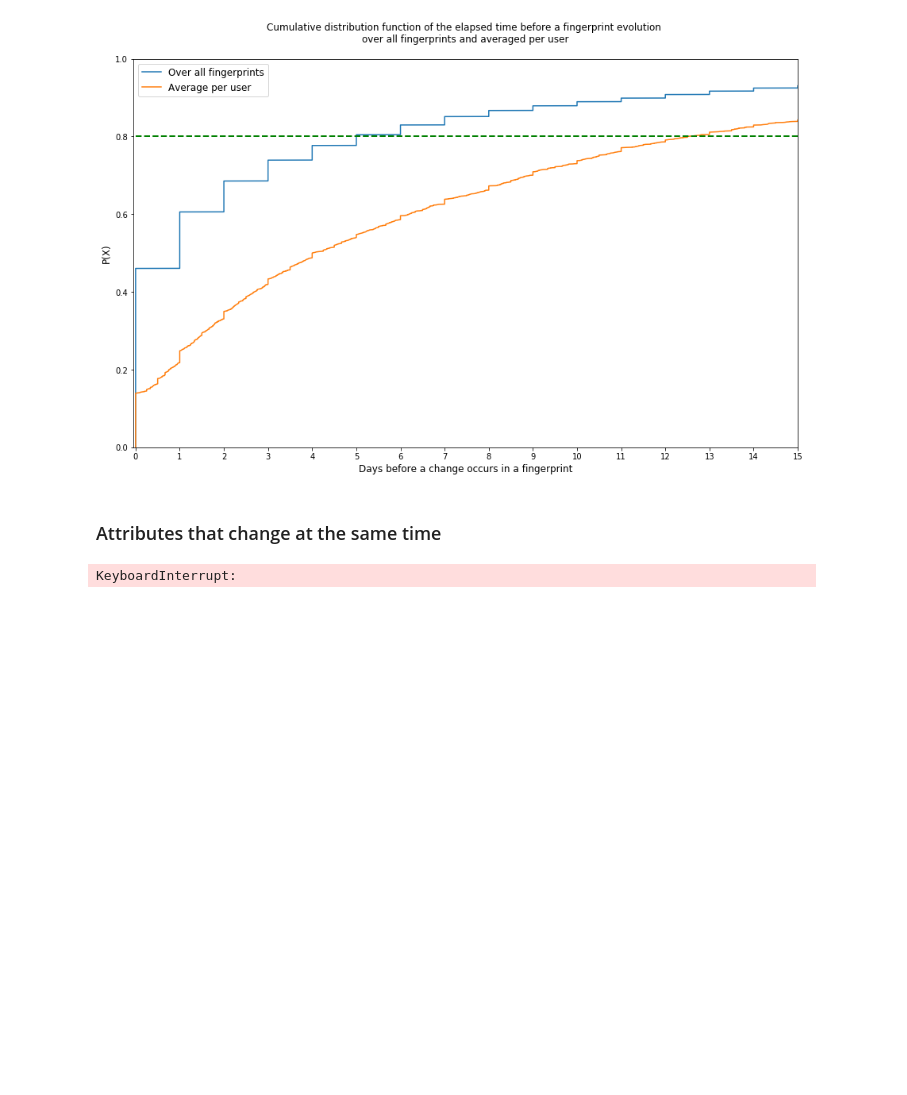
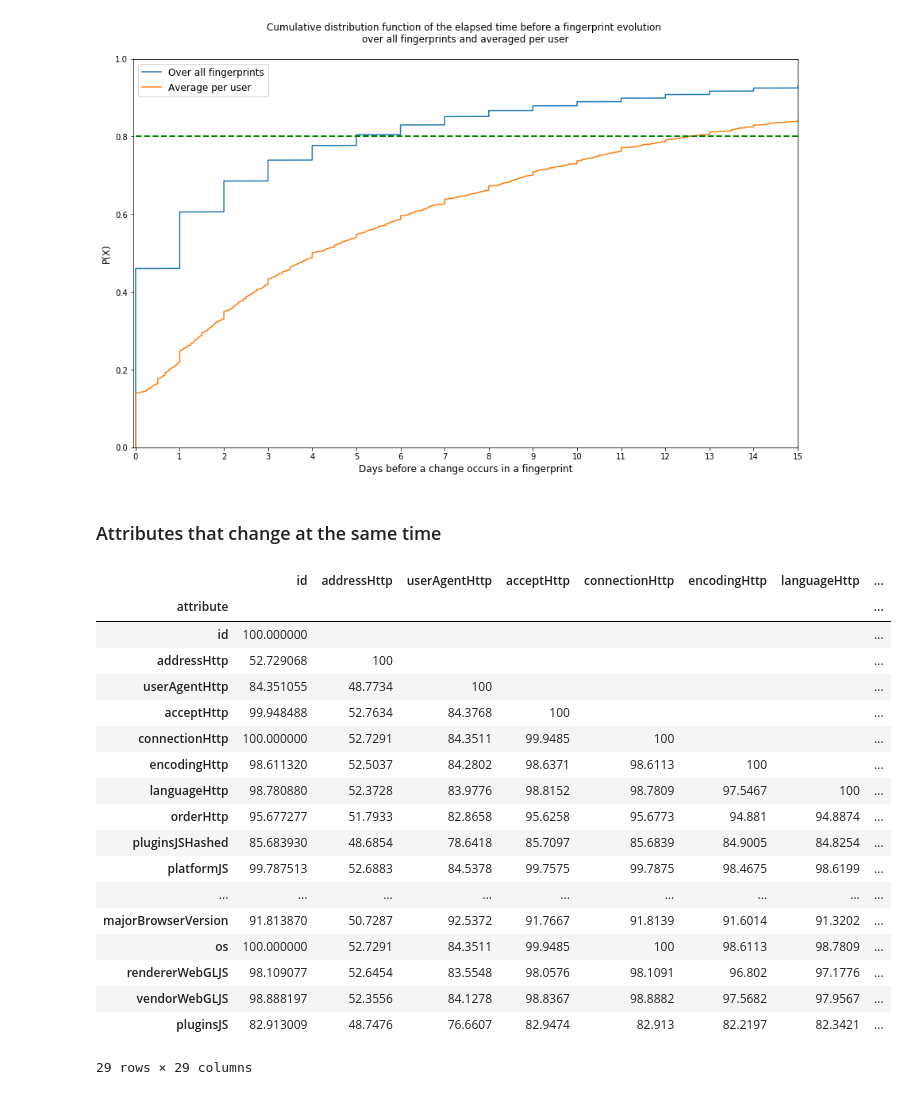
Before and after one commit to mGosset/BrowserFingerprint, a Jupyter notebook: notebooks/exploratory/analyse_empreintes.ipynb, the cells around one changed output. Saved outputs shown, nothing was run; the diff lists cells and outputs as text; code cells hidden in the pictures; blank space fills up the shorter version.

```diff
--- a/notebooks/exploratory/analyse_empreintes.ipynb
+++ b/notebooks/exploratory/analyse_empreintes.ipynb
@@ -901,48 +903,68 @@ for user_id in df_user_more_2_fingerprints['index']:
 
 df_change_or_not = pd.DataFrame(change_or_not)
 # %%
-#code d'essai pour faire 1 seul tableau
-
-
-
 # The deletion of attributes is done in sup_attributes, not in attributes_to_analyze
 sup_attributes = [attribute for attribute in df.columns.tolist() if attribute not in ATTRIBUTES_TO_EXCLUDE]
-#df = pd.DataFrame()
-df1=pd.DataFrame()
-#corr=[]
+
+# creation an empty dataframe
+df_corr=pd.DataFrame()
+
 for attribute_to_compare in attributes_to_analyze:
     corr=[]
     remaining_attributes = sup_attributes
 
     for attribute in remaining_attributes:
 
         # Initialization of variables
         similarity=0
         first_value_attribute = df_change_or_not.iloc[0][attribute]
         first_value_attribute_to_compare = df_change_or_not.iloc[0][attribute_to_compare]
 
+        # calculation of the correlation between the variable to compare and each remaining variable
         for index,row in df_change_or_not.iterrows():
             if row[attribute] == row[attribute_to_compare]:
                 similarity = similarity+1
                 first_value_attribute = row[attribute]
                 first_value_attribute_to_compare = row[attribute_to_compare]
             else:
                 first_value_attribute = row[attribute]
                 first_value_attribute_to_compare = row[attribute_to_compare]
 
+        # put the correlation in percentage
         corr.append(similarity/len(df_change_or_not)*100)
 
     # Deleting of attribute that we have just compared in the remaining list
     remaining_attributes = remaining_attributes.remove(attribute_to_compare)
 
-    while len(corr) != 29:
+    # adding white in columns to merge all columns together
+    while len(corr) != len(attributes_to_analyze):
         a=" "
         corr = [a]+corr
 
-    df1[attribute_to_compare] = corr
+    # adding the created column in dataframe
+    df_corr[attribute_to_compare] = corr
 
-df1["attribute"]=attributes_to_analyze
-df1= df1.set_index("attribute")
-df1
+ # adding a column to index the attributes
+df_corr["attribute"]=attributes_to_analyze
+df_corr= df_corr.set_index("attribute")
+df_corr
 # %% [output]
+|  | id | addressHttp | userAgentHttp | acceptHttp | connectionHttp | encodingHttp | languageHttp | ... |
+| attribute |  |  |  |  |  |  |  | ... |
+| id | 100.000000 |  |  |  |  |  |  | ... |
+| addressHttp | 52.729068 | 100 |  |  |  |  |  | ... |
+| userAgentHttp | 84.351055 | 48.7734 | 100 |  |  |  |  | ... |
+| acceptHttp | 99.948488 | 52.7634 | 84.3768 | 100 |  |  |  | ... |
+| connectionHttp | 100.000000 | 52.7291 | 84.3511 | 99.9485 | 100 |  |  | ... |
+| encodingHttp | 98.611320 | 52.5037 | 84.2802 | 98.6371 | 98.6113 | 100 |  | ... |
+| languageHttp | 98.780880 | 52.3728 | 83.9776 | 98.8152 | 98.7809 | 97.5467 | 100 | ... |
+| orderHttp | 95.677277 | 51.7933 | 82.8658 | 95.6258 | 95.6773 | 94.881 | 94.8874 | ... |
+| pluginsJSHashed | 85.683930 | 48.6854 | 78.6418 | 85.7097 | 85.6839 | 84.9005 | 84.8254 | ... |
+| platformJS | 99.787513 | 52.6883 | 84.5378 | 99.7575 | 99.7875 | 98.4675 | 98.6199 | ... |
+| ... | ... | ... | ... | ... | ... | ... | ... | ... |
+| majorBrowserVersion | 91.813870 | 50.7287 | 92.5372 | 91.7667 | 91.8139 | 91.6014 | 91.3202 | ... |
+| os | 100.000000 | 52.7291 | 84.3511 | 99.9485 | 100 | 98.6113 | 98.7809 | ... |
+| rendererWebGLJS | 98.109077 | 52.6454 | 83.5548 | 98.0576 | 98.1091 | 96.802 | 97.1776 | ... |
+| vendorWebGLJS | 98.888197 | 52.3556 | 84.1278 | 98.8367 | 98.8882 | 97.5682 | 97.9567 | ... |
+| pluginsJS | 82.913009 | 48.7476 | 76.6607 | 82.9474 | 82.913 | 82.2197 | 82.3421 | ... |
-KeyboardInterrupt:
+29 rows × 29 columns
```
Also changed, not shown: parts of 5 cells of this notebook.
